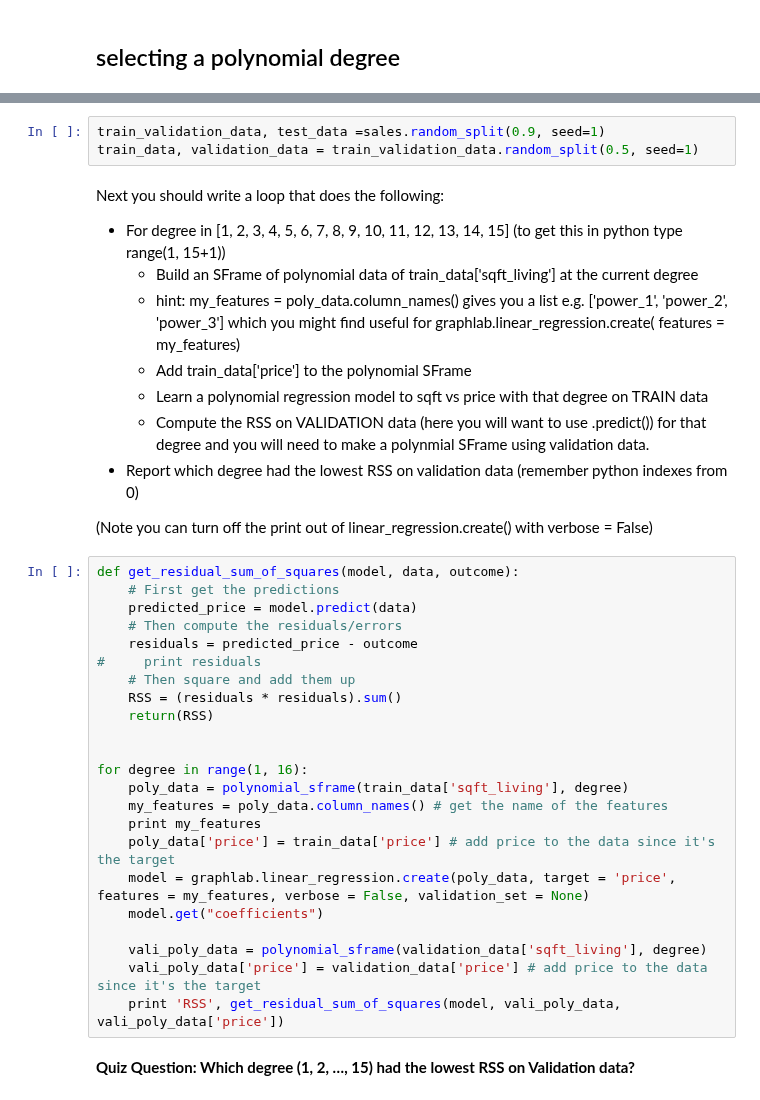
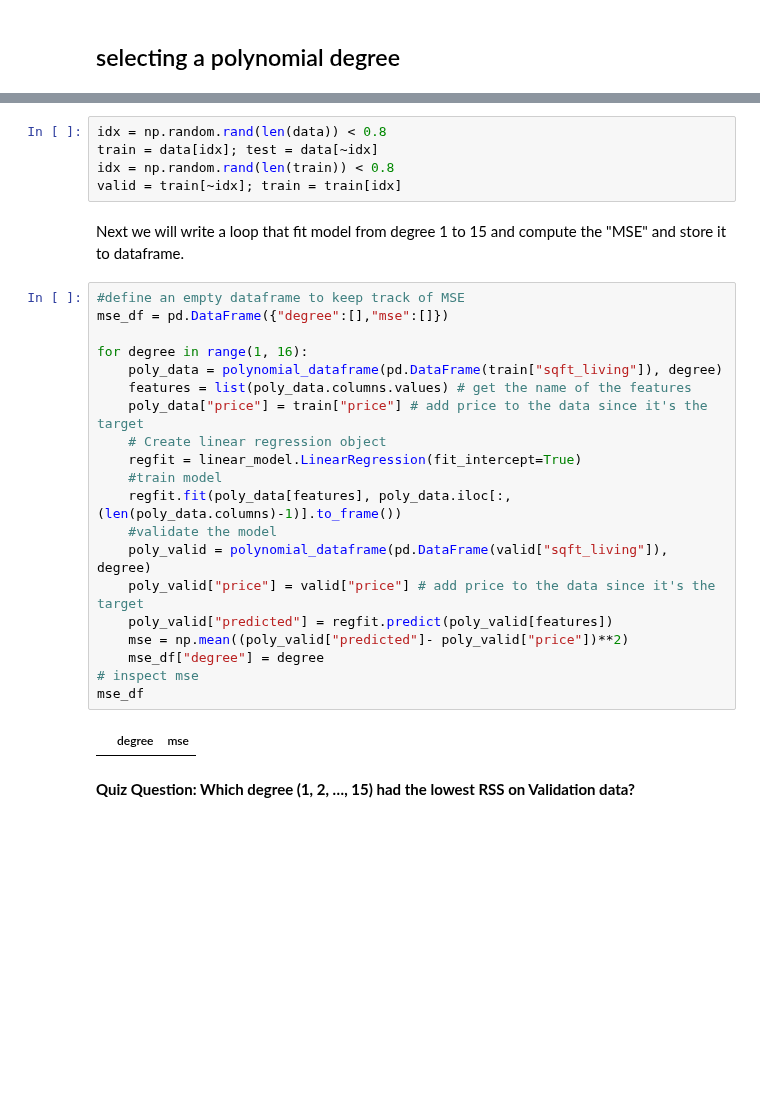
Before and after one commit to benjaminsw/regression, a Jupyter notebook: kc_house/Polynomial Regression.ipynb, the cells around one changed output, grey strips where cells are left out. Saved outputs shown, nothing was run; the diff lists cells and outputs as text; blank space fills up the shorter version.

```diff
--- a/kc_house/Polynomial Regression.ipynb
+++ b/kc_house/Polynomial Regression.ipynb
@@ -300,43 +298,35 @@ We split the sales dataset 3-way into training set, test set, and validation set
 
 * Split our sales data into 2 sets: `training_and_validation` and `testing`.
 * Further split our training data into two sets: `training` and `validation`.
-# %%
-train_validation_data, test_data =sales.random_split(0.9, seed=1)
-train_data, validation_data = train_validation_data.random_split(0.5, seed=1)
-# %% [markdown]
-Next you should write a loop that does the following:
-* For degree in [1, 2, 3, 4, 5, 6, 7, 8, 9, 10, 11, 12, 13, 14, 15] (to get this in python type range(1, 15+1))
-    * Build an SFrame of polynomial data of train_data['sqft_living'] at the current degree
-    * hint: my_features = poly_data.column_names() gives you a list e.g. ['power_1', 'power_2', 'power_3'] which you might find useful for graphlab.linear_regression.create( features = my_features)
-    * Add train_data['price'] to the polynomial SFrame
-    * Learn a polynomial regression model to sqft vs price with that degree on TRAIN data
-    * Compute the RSS on VALIDATION data (here you will want to use .predict()) for that degree and you will need to make a polynmial SFrame using validation data.
-* Report which degree had the lowest RSS on validation data (remember python indexes from 0)
-
-(Note you can turn off the print out of linear_regression.create() with verbose = False)
-# %%
-def get_residual_sum_of_squares(model, data, outcome):
-    # First get the predictions
-    predicted_price = model.predict(data)
-    # Then compute the residuals/errors
-    residuals = predicted_price - outcome
-#     print residuals
-    # Then square and add them up
-    RSS = (residuals * residuals).sum()
-    return(RSS)
-
-
-for degree in range(1, 16):
-    poly_data = polynomial_sframe(train_data['sqft_living'], degree)
-    my_features = poly_data.column_names() # get the name of the features
-    print my_features
-    poly_data['price'] = train_data['price'] # add price to the data since it's the target
-    model = graphlab.linear_regression.create(poly_data, target = 'price', features = my_features, verbose = False, validation_set = None)
-    model.get("coefficients")
-
-    vali_poly_data = polynomial_sframe(validation_data['sqft_living'], degree)
-    vali_poly_data['price'] = validation_data['price'] # add price to the data since it's the target
-    print 'RSS', get_residual_sum_of_squares(model, vali_poly_data, vali_poly_data['price'])
+# %%
+idx = np.random.rand(len(data)) < 0.8
+train = data[idx]; test = data[~idx]
+idx = np.random.rand(len(train)) < 0.8
+valid = train[~idx]; train = train[idx]
+# %% [markdown]
+Next we will write a loop that fit model from degree 1 to 15 and compute the "MSE" and store it to dataframe.
+# %%
+#define an empty dataframe to keep track of MSE
+mse_df = pd.DataFrame({"degree":[],"mse":[]})
+
+for degree in range(1, 16):
+    poly_data = polynomial_dataframe(pd.DataFrame(train["sqft_living"]), degree)
+    features = list(poly_data.columns.values) # get the name of the features
+    poly_data["price"] = train["price"] # add price to the data since it's the target
+    # Create linear regression object
+    regfit = linear_model.LinearRegression(fit_intercept=True)
+    #train model
+    regfit.fit(poly_data[features], poly_data.iloc[:,(len(poly_data.columns)-1)].to_frame())
+    #validate the model
+    poly_valid = polynomial_dataframe(pd.DataFrame(valid["sqft_living"]), degree)
+    poly_valid["price"] = valid["price"] # add price to the data since it's the target
+    poly_valid["predicted"] = regfit.predict(poly_valid[features])
+    mse = np.mean((poly_valid["predicted"]- poly_valid["price"])**2)
+    mse_df["degree"] = degree
+# inspect mse
+mse_df
+# %% [output]
+|  | degree | mse |
 # %% [markdown]
 **Quiz Question: Which degree (1, 2, …, 15) had the lowest RSS on Validation data?**
 # %% [markdown]
```
Also changed, not shown: parts of 5 cells of this notebook.
